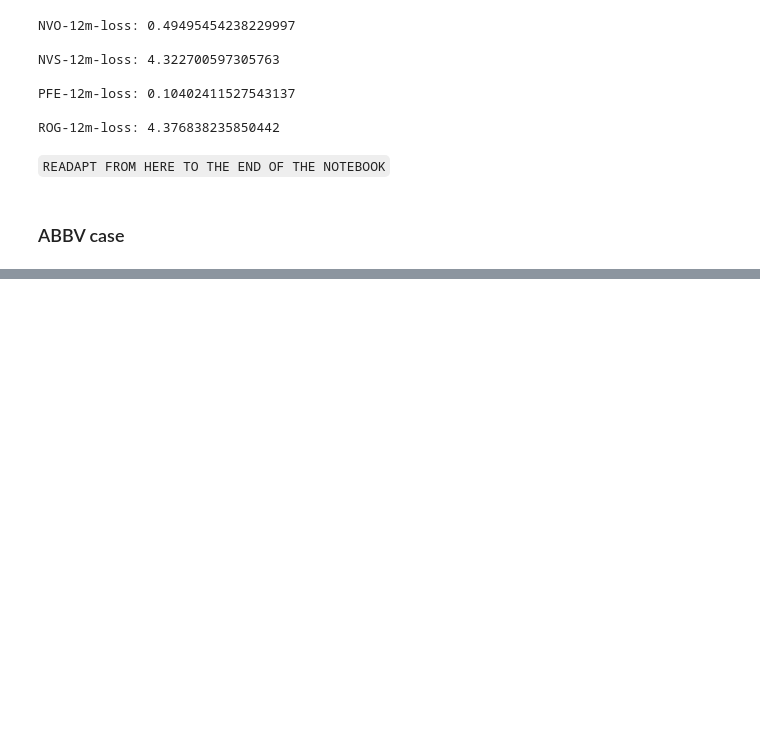
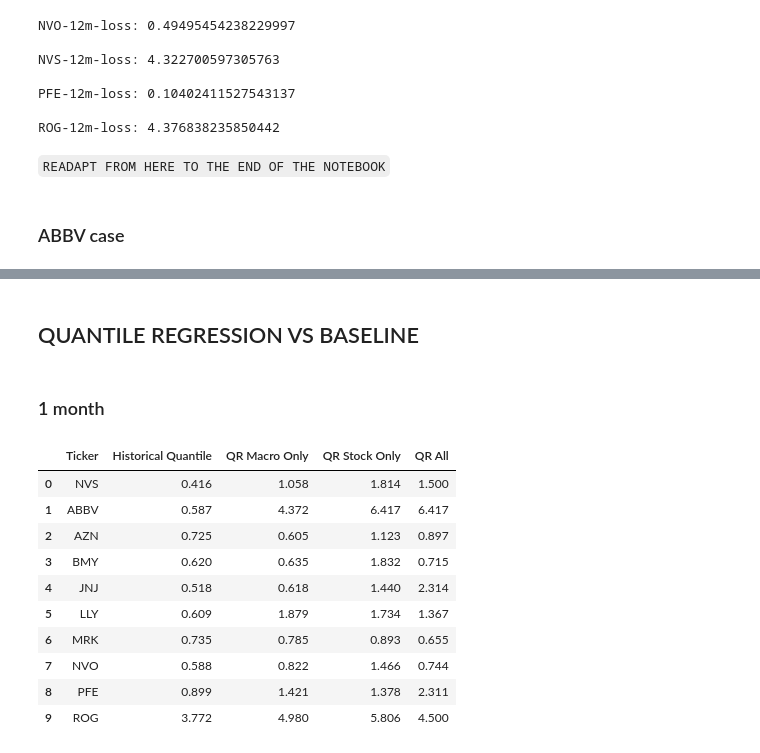
Before and after one commit to TobiPfeiffersGitHub/BSExNovartis_Thesis, a Jupyter notebook: ModelEvaluation/QR_rolling.ipynb, the cells around one changed output, grey strips where cells are left out. Cells and saved outputs as stored; diff of their text form; code cells hidden in the pictures; blank space fills up the shorter version.

```diff
--- a/ModelEvaluation/QR_rolling.ipynb
+++ b/ModelEvaluation/QR_rolling.ipynb
@@ -959,0 +964,27 @@ df_12M['diff'].sum()
+# %% [markdown]
+## QUANTILE REGRESSION VS BASELINE
+# %% [markdown]
+### 1 month
+# %%
+data_1m = {
+    'Ticker': ['NVS', 'ABBV', 'AZN', 'BMY', 'JNJ', 'LLY', 'MRK', 'NVO', 'PFE', 'ROG'],
+    'Historical Quantile': [0.416, 0.587, 0.725, 0.620, 0.518, 0.609, 0.735, 0.588, 0.899, 3.772],
+    'QR Macro Only': [1.058, 4.372, 0.605, 0.635, 0.618, 1.879, 0.785, 0.822, 1.421, 4.980],
+    'QR Stock Only': [1.814, 6.417, 1.123, 1.832, 1.440, 1.734, 0.893, 1.466, 1.378, 5.806],
+    'QR All': [ 1.500, 6.417, 0.897, 0.715, 2.314, 1.367, 0.655, 0.744, 2.311, 4.500]
+}
+
+df_1M= pd.DataFrame(data_1m)
+df_1M
+# %% [output]
+|  | Ticker | Historical Quantile | QR Macro Only | QR Stock Only | QR All |
+| 0 | NVS | 0.416 | 1.058 | 1.814 | 1.500 |
+| 1 | ABBV | 0.587 | 4.372 | 6.417 | 6.417 |
+| 2 | AZN | 0.725 | 0.605 | 1.123 | 0.897 |
+| 3 | BMY | 0.620 | 0.635 | 1.832 | 0.715 |
+| 4 | JNJ | 0.518 | 0.618 | 1.440 | 2.314 |
+| 5 | LLY | 0.609 | 1.879 | 1.734 | 1.367 |
+| 6 | MRK | 0.735 | 0.785 | 0.893 | 0.655 |
+| 7 | NVO | 0.588 | 0.822 | 1.466 | 0.744 |
+| 8 | PFE | 0.899 | 1.421 | 1.378 | 2.311 |
+| 9 | ROG | 3.772 | 4.980 | 5.806 | 4.500 |
```
Also changed, not shown: parts of 56 cells of this notebook.
